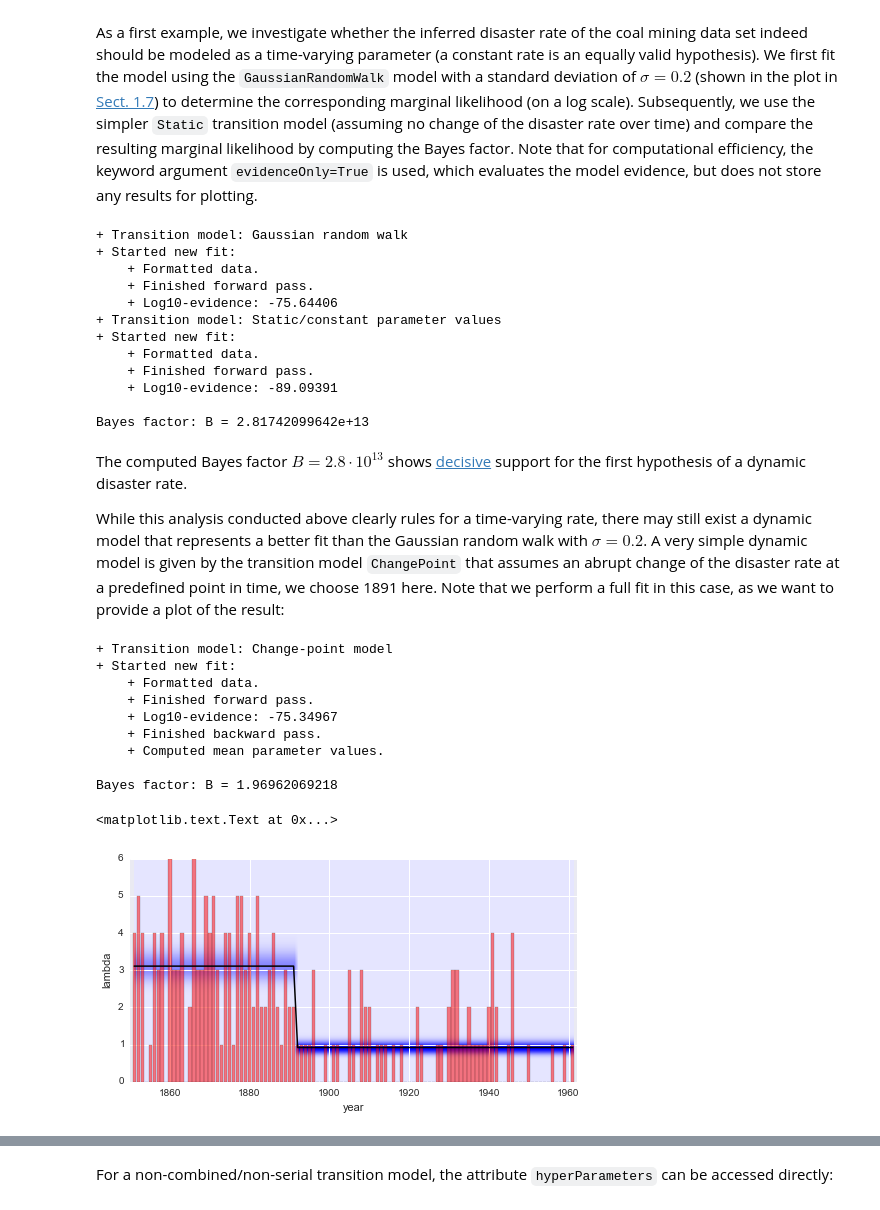
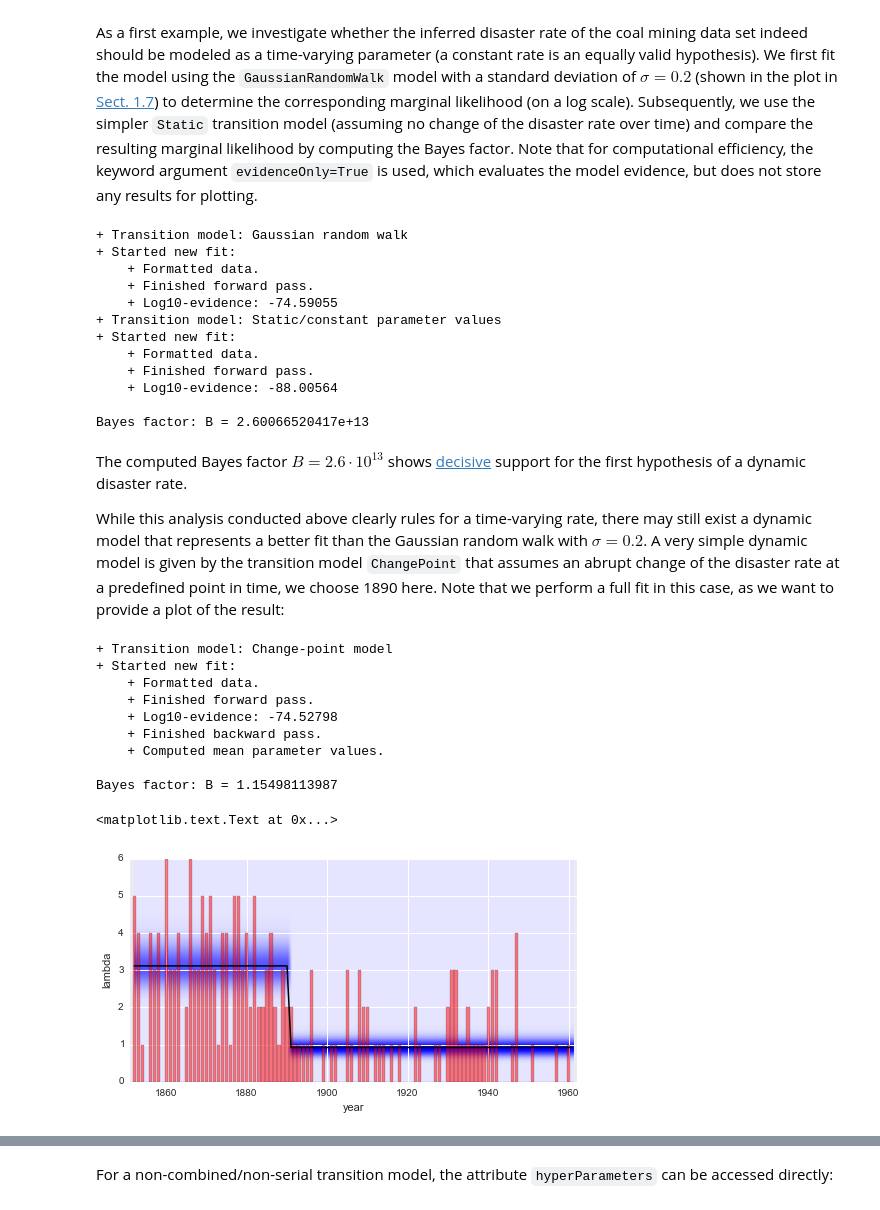
Before and after one commit to christophmark/bayesloop, a Jupyter notebook: docs/bayesloop_tutorial.ipynb, the cells around one changed output, grey strips where cells are left out. Cells and saved outputs as stored; diff of their text form; code cells hidden in the pictures.

```diff
--- a/docs/bayesloop_tutorial.ipynb
+++ b/docs/bayesloop_tutorial.ipynb
@@ -55,13 +55,11 @@ In this first study, we use a simple, yet instructive example of heterogeneous t
 # %%
 import numpy as np
 
-data = np.array([4, 5, 4, 0, 1, 4, 3, 4, 0, 6, 3, 3, 4, 0, 2, 6,
-                 3, 3, 5, 4, 5, 3, 1, 4, 4, 1, 5, 5, 3, 4, 2, 5,
-                 2, 2, 3, 4, 2, 1, 3, 2, 2, 1, 1, 1, 1, 3, 0, 0,
-                 1, 0, 1, 1, 0, 0, 3, 1, 0, 3, 2, 2, 0, 1, 1, 1,
-                 0, 1, 0, 1, 0, 0, 0, 2, 1, 0, 0, 0, 1, 1, 0, 2,
-                 3, 3, 1, 1, 2, 1, 1, 1, 1, 2, 4, 2, 0, 0, 1, 4,
-                 0, 0, 0, 1, 0, 0, 0, 0, 0, 1, 0, 0, 1, 0, 1])
+data = np.array([5, 4, 1, 0, 4, 3, 4, 0, 6, 3, 3, 4, 0, 2, 6, 3, 3, 5, 4, 5, 3, 1, 4,
+                 4, 1, 5, 5, 3, 4, 2, 5, 2, 2, 3, 4, 2, 1, 3, 2, 2, 1, 1, 1, 1, 3, 0,
+                 0, 1, 0, 1, 1, 0, 0, 3, 1, 0, 3, 2, 2, 0, 1, 1, 1, 0, 1, 0, 1, 0, 0,
+                 0, 2, 1, 0, 0, 0, 1, 1, 0, 2, 3, 3, 1, 1, 2, 1, 1, 1, 1, 2, 3, 3, 0,
+                 0, 0, 1, 4, 0, 0, 0, 1, 0, 0, 0, 0, 0, 1, 0, 0, 1, 0])
 
 S.loadData(data)
 # %% [output]
@@ -227,45 +225,45 @@ print '\nBayes factor: B =', B
 + Started new fit:
     + Formatted data.
     + Finished forward pass.
-    + Log10-evidence: -75.64406
+    + Log10-evidence: -74.59055
 + Transition model: Static/constant parameter values
 + Started new fit:
     + Formatted data.
     + Finished forward pass.
-    + Log10-evidence: -89.09391
+    + Log10-evidence: -88.00564
 
-Bayes factor: B = 2.81742099642e+13
+Bayes factor: B = 2.60066520417e+13
 # %% [markdown]
-The computed Bayes factor $B = 2.8 \cdot 10^{13}$ shows [decisive](https://en.wikipedia.org/wiki/Bayes_factor#Interpretation) support for the first hypothesis of a dynamic disaster rate.
+The computed Bayes factor $B = 2.6 \cdot 10^{13}$ shows [decisive](https://en.wikipedia.org/wiki/Bayes_factor#Interpretation) support for the first hypothesis of a dynamic disaster rate.
 
-While this analysis conducted above clearly rules for a time-varying rate, there may still exist a dynamic model that represents a better fit than the Gaussian random walk with $\sigma=0.2$. A very simple dynamic model is given by the transition model `ChangePoint` that assumes an abrupt change of the disaster rate at a predefined point in time, we choose 1891 here. Note that we perform a full fit in this case, as we want to provide a plot of the result:
+While this analysis conducted above clearly rules for a time-varying rate, there may still exist a dynamic model that represents a better fit than the Gaussian random walk with $\sigma=0.2$. A very simple dynamic model is given by the transition model `ChangePoint` that assumes an abrupt change of the disaster rate at a predefined point in time, we choose 1890 here. Note that we perform a full fit in this case, as we want to provide a plot of the result:
 # %%
 # dynamic disaster rate (change-point model)
-K = bl.transitionModels.ChangePoint(tChange=40)  # the 41nd data point (index 40) corresponds to 1891
+K = bl.transitionModels.ChangePoint(tChange=38)  # the 39nd data point (index 38) corresponds to 1890
 S.setTransitionModel(K)
 S.fit()
 
 dynamicLogEvidence2 = S.logEvidence
 
 # determine Bayes factor
 B = np.exp(dynamicLogEvidence2 - dynamicLogEvidence)
 print '\nBayes factor: B =', B
 
 plt.figure(figsize=(8, 4))
-plt.bar(range(1851, 1962), S.rawData, align='center', facecolor='r', alpha=.5)
-S.plotParameterEvolution(param='lambda', xLower=1851, xUpper=1962)
-plt.xlim([1850, 1962])
+plt.bar(range(1852, 1962), S.rawData, align='center', facecolor='r', alpha=.5)
+S.plotParameterEvolution(param='lambda', xLower=1852, xUpper=1962)
+plt.xlim([1851, 1962])
 plt.xlabel('year')
 # %% [output]
 + Transition model: Change-point model
 + Started new fit:
     + Formatted data.
     + Finished forward pass.
-    + Log10-evidence: -75.34967
+    + Log10-evidence: -74.52798
     + Finished backward pass.
     + Computed mean parameter values.
 
-Bayes factor: B = 1.96962069218
+Bayes factor: B = 1.15498113987
 <matplotlib.text.Text at 0x...>
-[figure, old version]
+[figure, new version]
 # %% [markdown]
```
Also changed, not shown: parts of 33 cells of this notebook.
